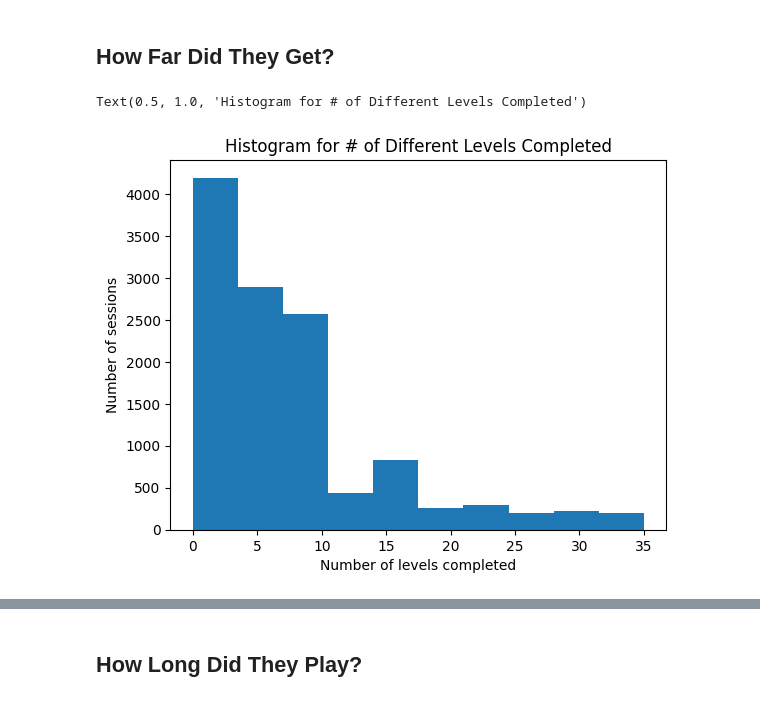
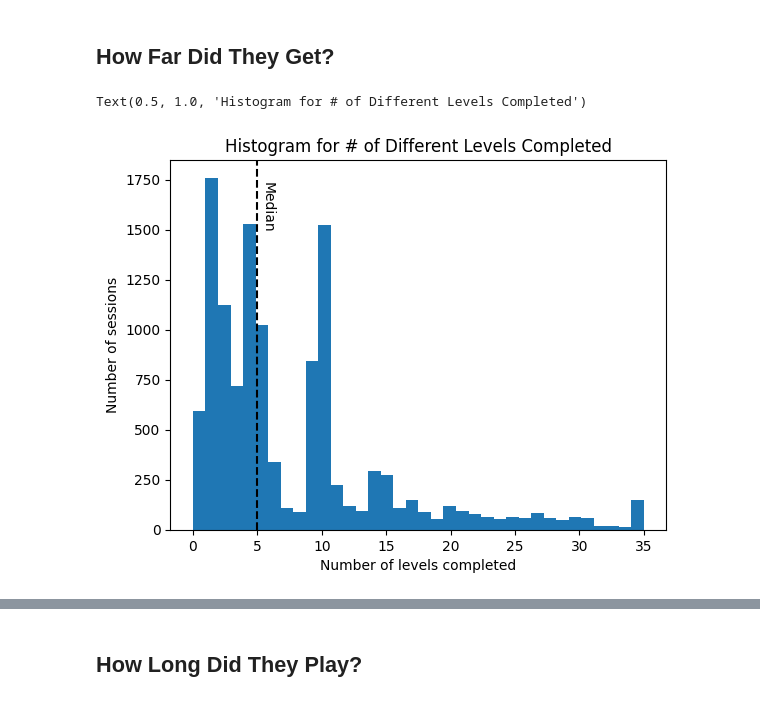
Before and after one commit to opengamedata/opengamedata-samples, a Jupyter notebook: WAVES/explore/Waves_explore_sessions.ipynb, the cells around one changed output, grey strips where cells are left out. Drawn from its saved outputs; the diff is of its cells as text; code cells hidden in the pictures.

```diff
--- a/WAVES/explore/Waves_explore_sessions.ipynb
+++ b/WAVES/explore/Waves_explore_sessions.ipynb
@@ -383,4 +385,4 @@ max      284.000000      34555.889000
 # Not just "how many played at all", but "how many played and completed at least one level", or "played at least one minute."
 level_completion_columns = df_session[df_session.columns[df_session.columns.str.endswith("Completed")]]
 
-level_completion_columns["TotalLevelsCompleted"] = level_completion_columns.sum(axis=1)
+per_player_levels_completed = level_completion_columns.sum(axis=1)
@@ -397,11 +393,14 @@ There were 12099 sessions in the dataset (after cleaning).
 Of those, 11507 sessions completed at least one level.
 # %% [markdown]
 ## How Far Did They Get?
-# %%
-plt.hist(level_completion_columns["TotalLevelsCompleted"])
-plt.xlabel("Number of levels completed")
-plt.ylabel("Number of sessions")
-plt.title("Histogram for # of Different Levels Completed")
-# %% [output]
-Text(0.5, 1.0, 'Histogram for # of Different Levels Completed')
-[figure, removed]
+# %%
+f, ax = plt.subplots()
+ax.hist(per_player_levels_completed, bins=36)
+ax.axvline(x=per_player_levels_completed.median(), linestyle='--', color='k', label="Median")
+ax.text(x=per_player_levels_completed.median() + 0.25, y=1500, s="Median", rotation=-90)
+ax.set_xlabel("Number of levels completed")
+ax.set_ylabel("Number of sessions")
+ax.set_title("Histogram for # of Different Levels Completed")
+# %% [output]
+Text(0.5, 1.0, 'Histogram for # of Different Levels Completed')
+[figure, added]
```
Also changed, not shown: parts of 48 cells of this notebook, 2 other files.
